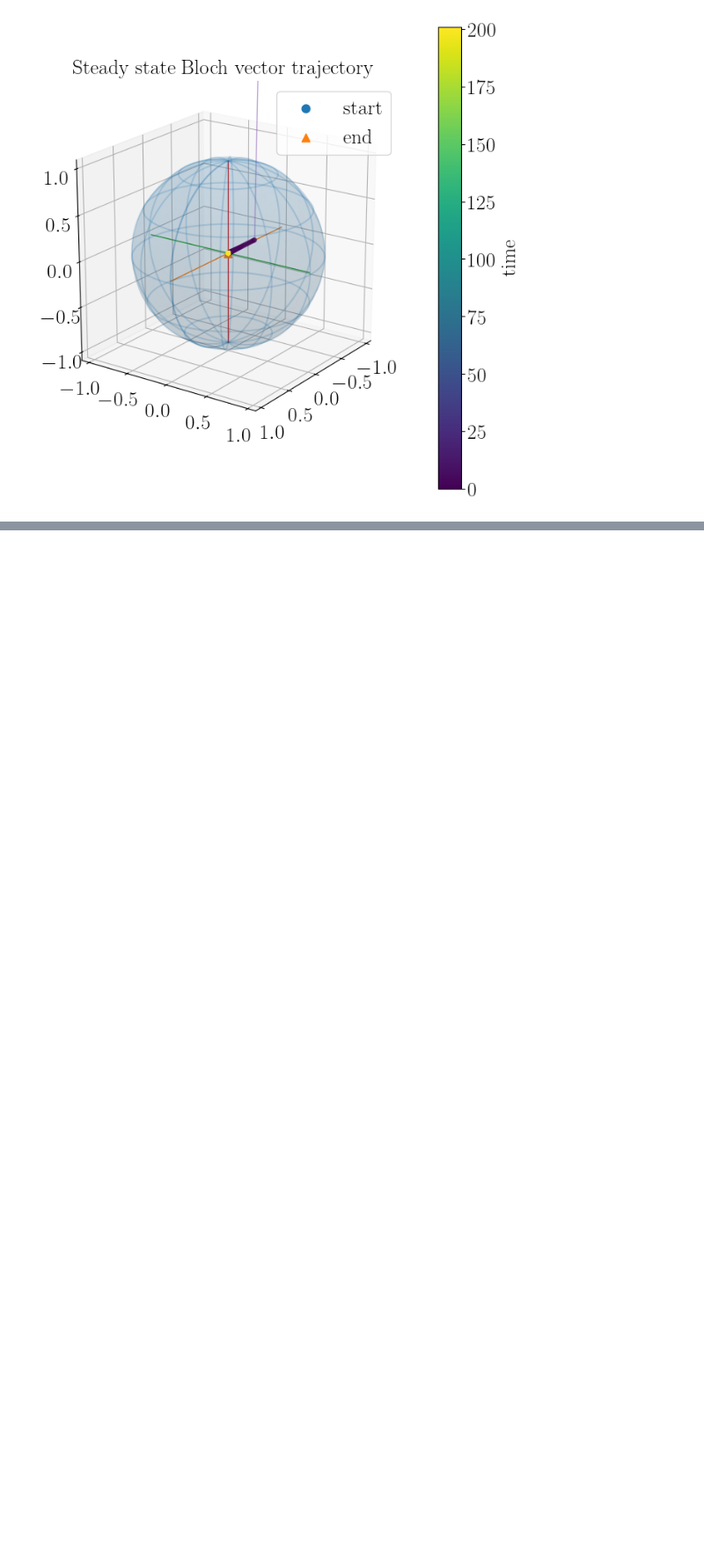
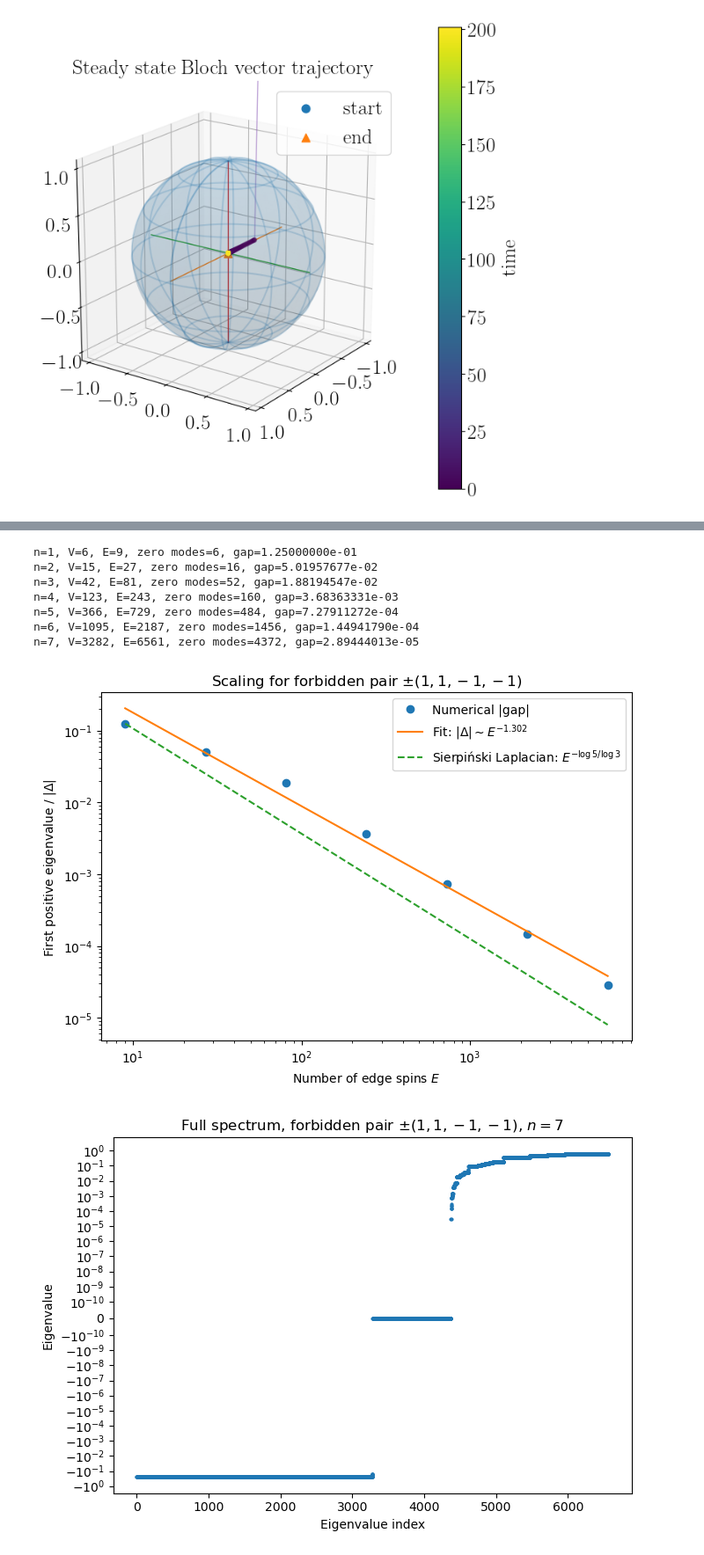
Before and after one commit to jwalkling/Driven_OQS, a Jupyter notebook: src_code/notebooks/2LS Lindblad.ipynb, the cells around one changed output, grey strips where cells are left out. Shown at 88% size. Saved outputs shown, nothing was run; the diff lists cells and outputs as text; code cells hidden in the pictures; blank space fills up the shorter version.

```diff
--- a/src_code/notebooks/2LS Lindblad.ipynb
+++ b/src_code/notebooks/2LS Lindblad.ipynb
@@ -3919,0 +4040,79 @@ except Exception:
+# %%
+# New constraint: forbid ±(1, 1, -1, -1)
+
+edge_counts_1122 = []
+gaps_1122 = []
+zero_modes_1122 = []
+last_vals_1122 = None
+
+for n in ns:
+    V, E = sierpinski_gasket_graph(n)
+    J, Jloc_1122, c_1122 = global_matrix_forbidden_pair(V, E, f=(1, 1, -1, -1))
+
+    vals = np.linalg.eigvalsh(J)
+    gap = first_positive_eigenvalue(vals)
+
+    edge_counts_1122.append(len(E))
+    gaps_1122.append(gap)
+    zero_modes_1122.append(np.sum(vals < 1e-10))
+    last_vals_1122 = vals
+
+    print(
+        f"n={n}, V={len(V)}, E={len(E)}, "
+        f"zero modes={zero_modes_1122[-1]}, gap={gap:.8e}"
+    )
+
+edge_counts_1122 = np.array(edge_counts_1122, dtype=float)
+gaps_1122 = np.array(gaps_1122, dtype=float)
+
+mask = np.isfinite(gaps_1122) & (np.abs(gaps_1122) > 1e-12)
+
+slope, intercept = np.polyfit(
+    np.log(edge_counts_1122[mask]),
+    np.log(np.abs(gaps_1122[mask])),
+    1
+)
+
+alpha_fit_1122 = -slope
+prefactor_1122 = np.exp(intercept)
+
+E_smooth = np.linspace(edge_counts_1122[mask].min(), edge_counts_1122[mask].max(), 400)
+gap_fit_1122 = prefactor_1122 * E_smooth ** (-alpha_fit_1122)
+gap_sg_1122 = np.abs(gaps_1122[mask][0]) * (E_smooth / edge_counts_1122[mask][0]) ** (-alpha_sg)
+
+plt.figure(figsize=(7, 5))
+plt.loglog(edge_counts_1122, np.abs(gaps_1122), "o", label="Numerical |gap|")
+plt.loglog(E_smooth, gap_fit_1122, "-", label=rf"Fit: $|\Delta| \sim E^{{-{alpha_fit_1122:.3f}}}$")
+plt.loglog(E_smooth, gap_sg_1122, "--", label=rf"Sierpiński Laplacian: $E^{{-\log 5/\log 3}}$")
+plt.xlabel("Number of edge spins $E$")
+plt.ylabel(r"First positive eigenvalue / $|\Delta|$")
+plt.title(r"Scaling for forbidden pair $\pm(1,1,-1,-1)$")
+plt.legend()
+plt.tight_layout()
+plt.show()
+
+plt.figure(figsize=(7, 5))
+plt.plot(np.arange(len(last_vals_1122)), np.sort(last_vals_1122), ".", markersize=4)
+plt.yscale("symlog", linthresh=1e-10)
+plt.xlabel("Eigenvalue index")
+plt.ylabel("Eigenvalue")
+plt.title(rf"Full spectrum, forbidden pair $\pm(1,1,-1,-1)$, $n={ns[-1]}$")
+plt.tight_layout()
+plt.show()
+
+print("\nBest quadratic local J block for forbidden pair ±(1,1,-1,-1):")
+print(Jloc_1122)
+print(f"Local constant offset c = {c_1122:.8f}")
+print()
+print(f"Fitted exponent:              {alpha_fit_1122:.6f}")
+print(f"Sierpiński Laplacian exponent: {alpha_sg:.6f}")
+# %% [output]
+n=1, V=6, E=9, zero modes=6, gap=1.25000000e-01
+n=2, V=15, E=27, zero modes=16, gap=5.01957677e-02
+n=3, V=42, E=81, zero modes=52, gap=1.88194547e-02
+n=4, V=123, E=243, zero modes=160, gap=3.68363331e-03
+n=5, V=366, E=729, zero modes=484, gap=7.27911272e-04
+n=6, V=1095, E=2187, zero modes=1456, gap=1.44941790e-04
+n=7, V=3282, E=6561, zero modes=4372, gap=2.89444013e-05
+[figure, added]
+[figure, added]
```
Also changed, not shown: parts of 11 cells of this notebook, 13 other files.
